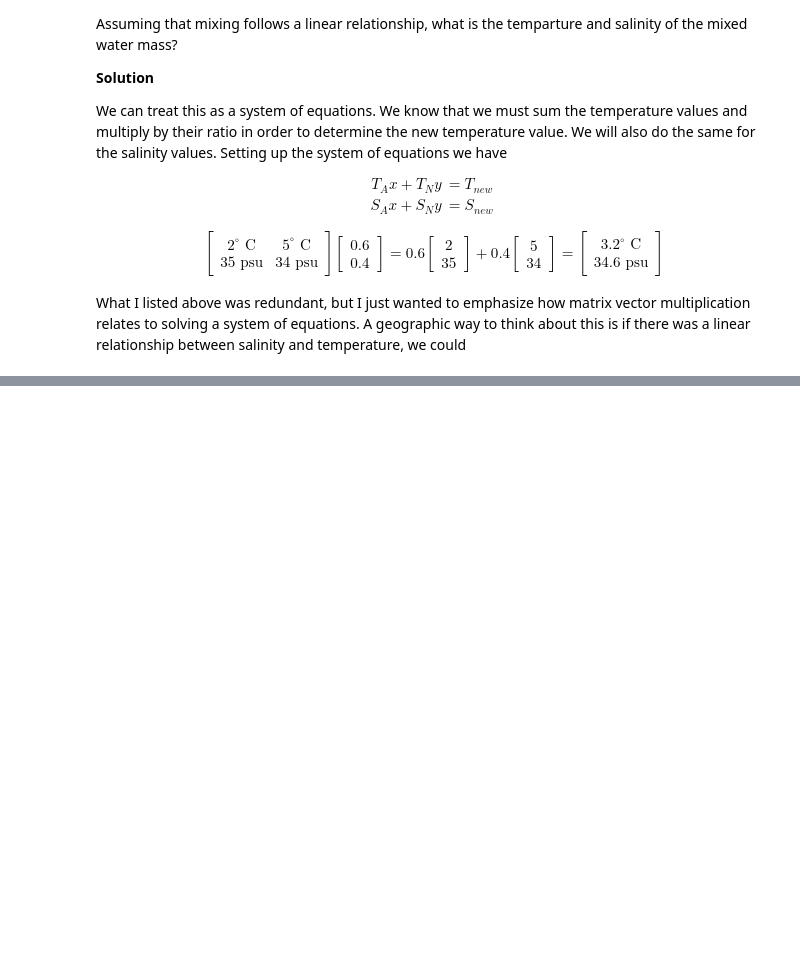
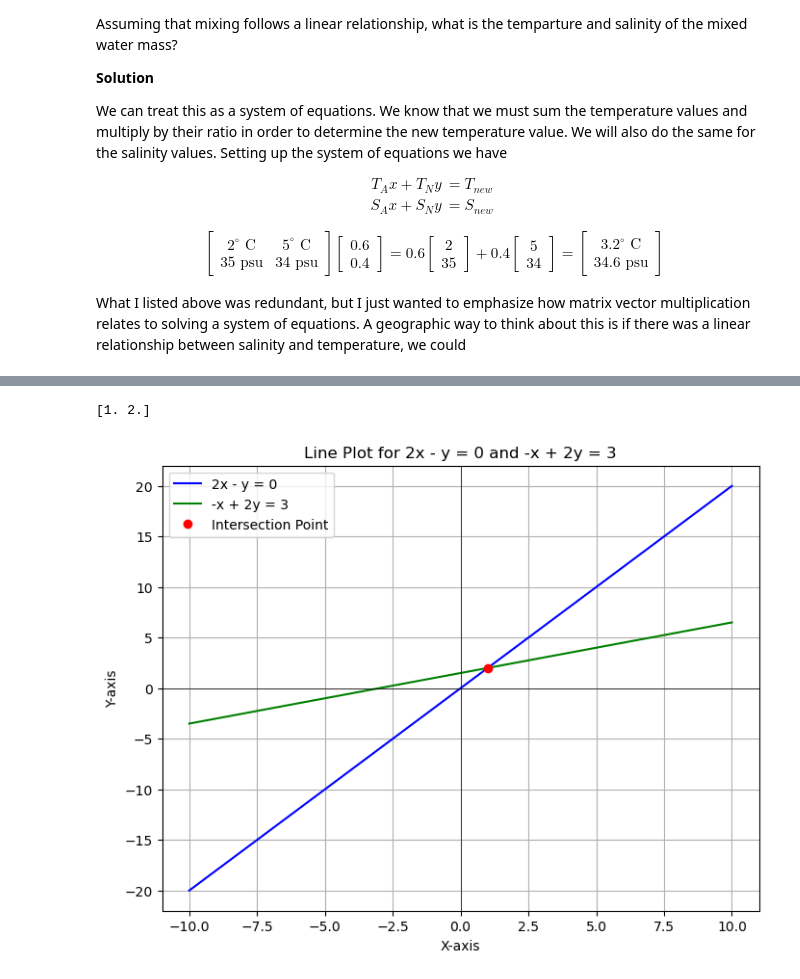
Before and after one commit to tgstone/sio-math-workshop, a Jupyter notebook: docs/source/day2/linear_algebra1.ipynb, the cells around one changed output, grey strips where cells are left out. Saved outputs shown, nothing was run; the diff lists cells and outputs as text; code cells hidden in the pictures; blank space fills up the shorter version.

```diff
--- a/docs/source/day2/linear_algebra1.ipynb
+++ b/docs/source/day2/linear_algebra1.ipynb
@@ -572,0 +596,30 @@ As mentioned previously, matrix matrix multiplication is not commutative, meanin
+# %%
+# Define the x values
+x = np.linspace(-10, 10, 100)
+
+# Define the y values for the equations
+y1 = 2 * x
+y2 = 0.5 * (x + 3)
+
+# Solving the system of equations
+A = np.array([[2, -1], [-1, 2]])
+b = np.array([0, 3])
+solution = np.linalg.solve(A, b)
+print(solution)
+
+# Create the plot
+plt.figure(figsize=(8, 6))
+plt.plot(x, y1, label='2x - y = 0', color='blue')
+plt.plot(x, y2, label='-x + 2y = 3', color='green')
+plt.plot(solution[0], solution[1], 'ro', label='Intersection Point')
+plt.axhline(0, color='black', linewidth=0.5)
+plt.axvline(0, color='black', linewidth=0.5)
+plt.grid()
+plt.title("Line Plot for 2x - y = 0 and -x + 2y = 3")
+plt.xlabel("X-axis")
+plt.ylabel("Y-axis")
+plt.legend()
+plt.show()
+# %% [output]
+[1. 2.]
+[figure, added]
```
Also changed, not shown: parts of 8 cells of this notebook.
